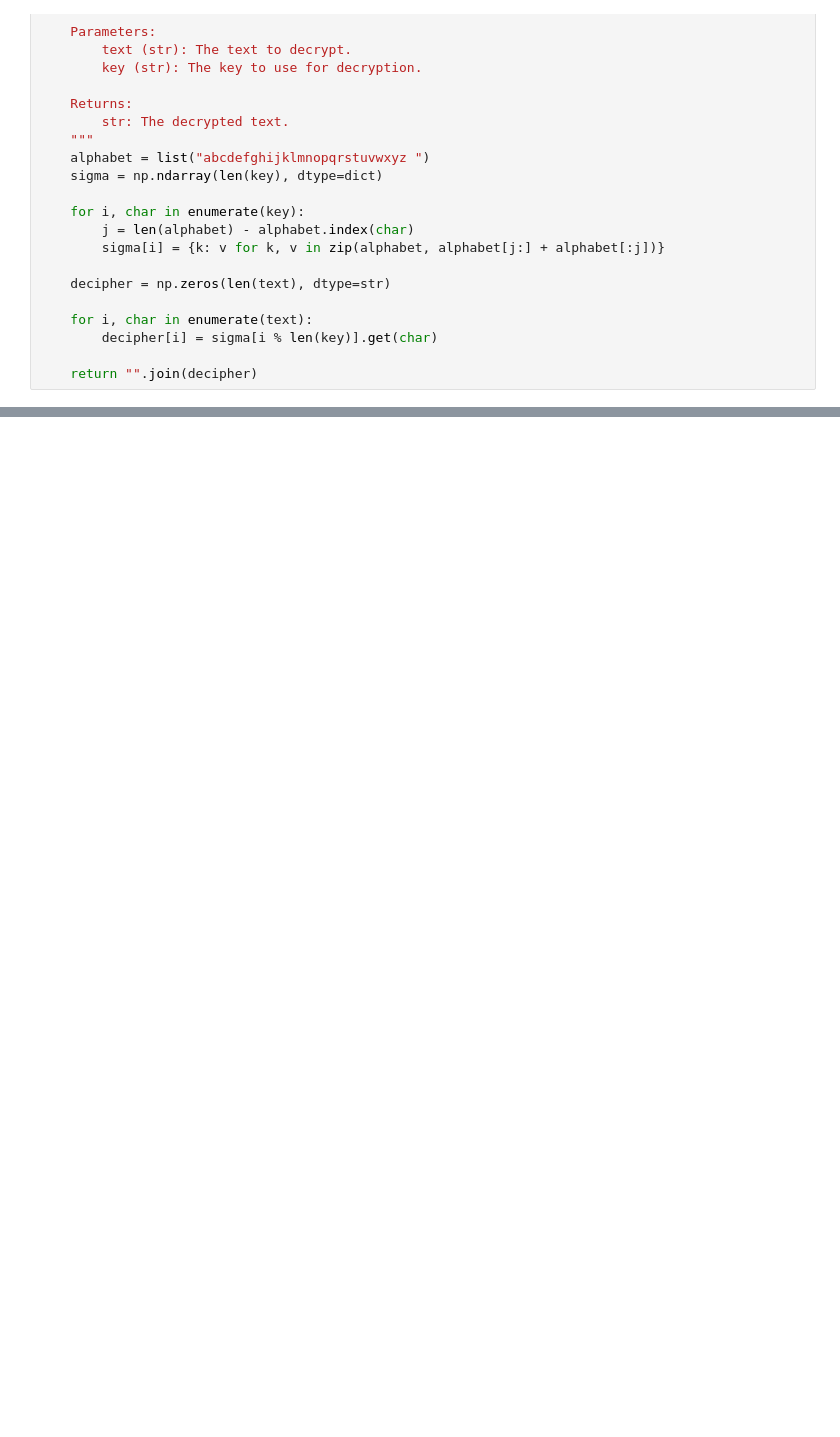
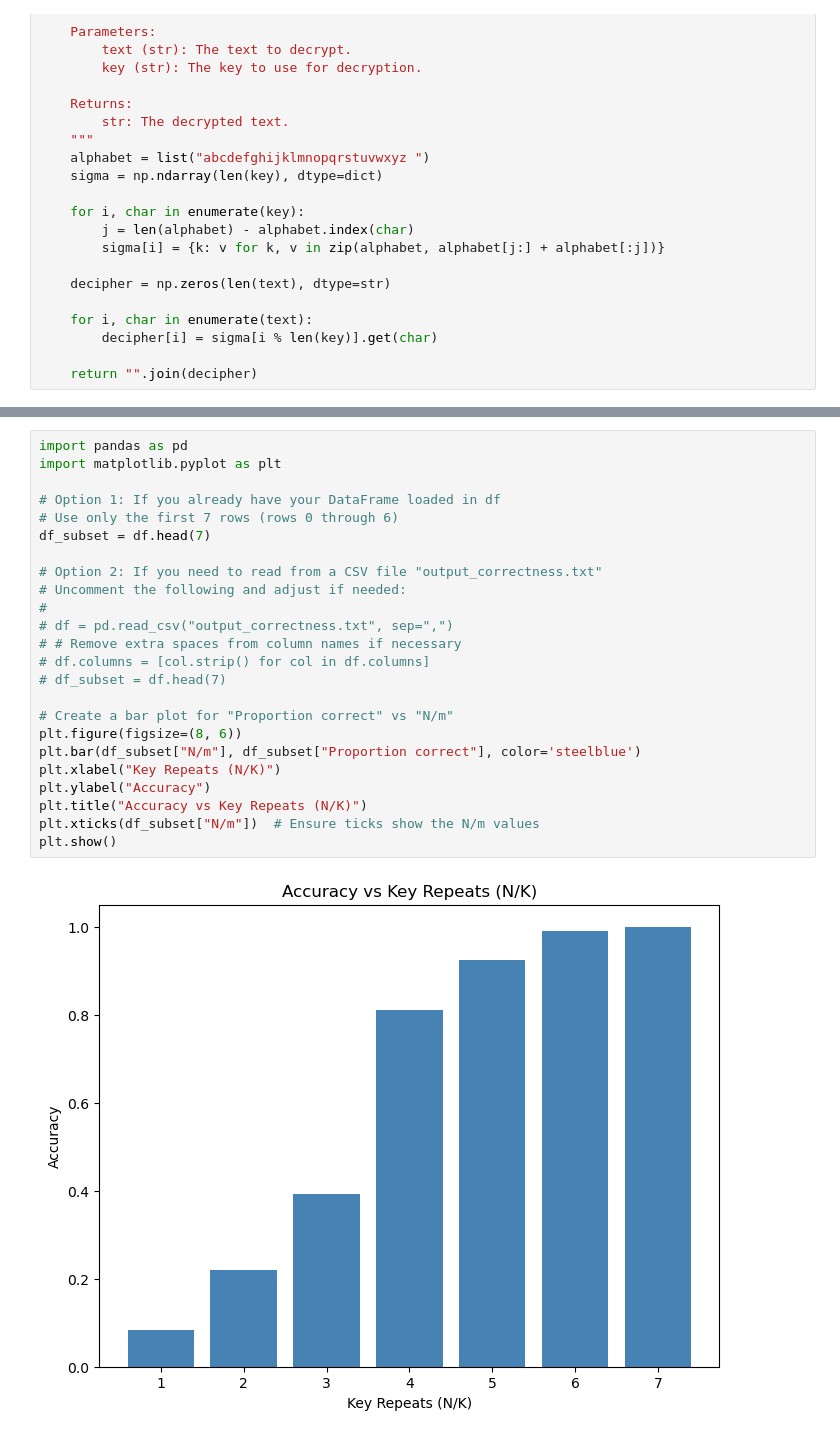
Before and after one commit to dyao13/PatternTheory, a Jupyter notebook: code/shannons_model_of_text.ipynb, the cells around one changed output, grey strips where cells are left out. Drawn from its saved outputs; the diff is of its cells as text; blank space fills up the shorter version.

```diff
--- a/code/shannons_model_of_text.ipynb
+++ b/code/shannons_model_of_text.ipynb
@@ -229,0 +795,26 @@ def vigenere_decipher(text, key):
+# %%
+import pandas as pd
+import matplotlib.pyplot as plt
+
+# Option 1: If you already have your DataFrame loaded in df
+# Use only the first 7 rows (rows 0 through 6)
+df_subset = df.head(7)
+
+# Option 2: If you need to read from a CSV file "output_correctness.txt"
+# Uncomment the following and adjust if needed:
+#
+# df = pd.read_csv("output_correctness.txt", sep=",")
+# # Remove extra spaces from column names if necessary
+# df.columns = [col.strip() for col in df.columns]
+# df_subset = df.head(7)
+
+# Create a bar plot for "Proportion correct" vs "N/m"
+plt.figure(figsize=(8, 6))
+plt.bar(df_subset["N/m"], df_subset["Proportion correct"], color='steelblue')
+plt.xlabel("Key Repeats (N/K)")
+plt.ylabel("Accuracy")
+plt.title("Accuracy vs Key Repeats (N/K)")
+plt.xticks(df_subset["N/m"])  # Ensure ticks show the N/m values
+plt.show()
+# %% [output]
+[figure, added]
```
Also changed, not shown: parts of 26 cells of this notebook, 17 other files.
